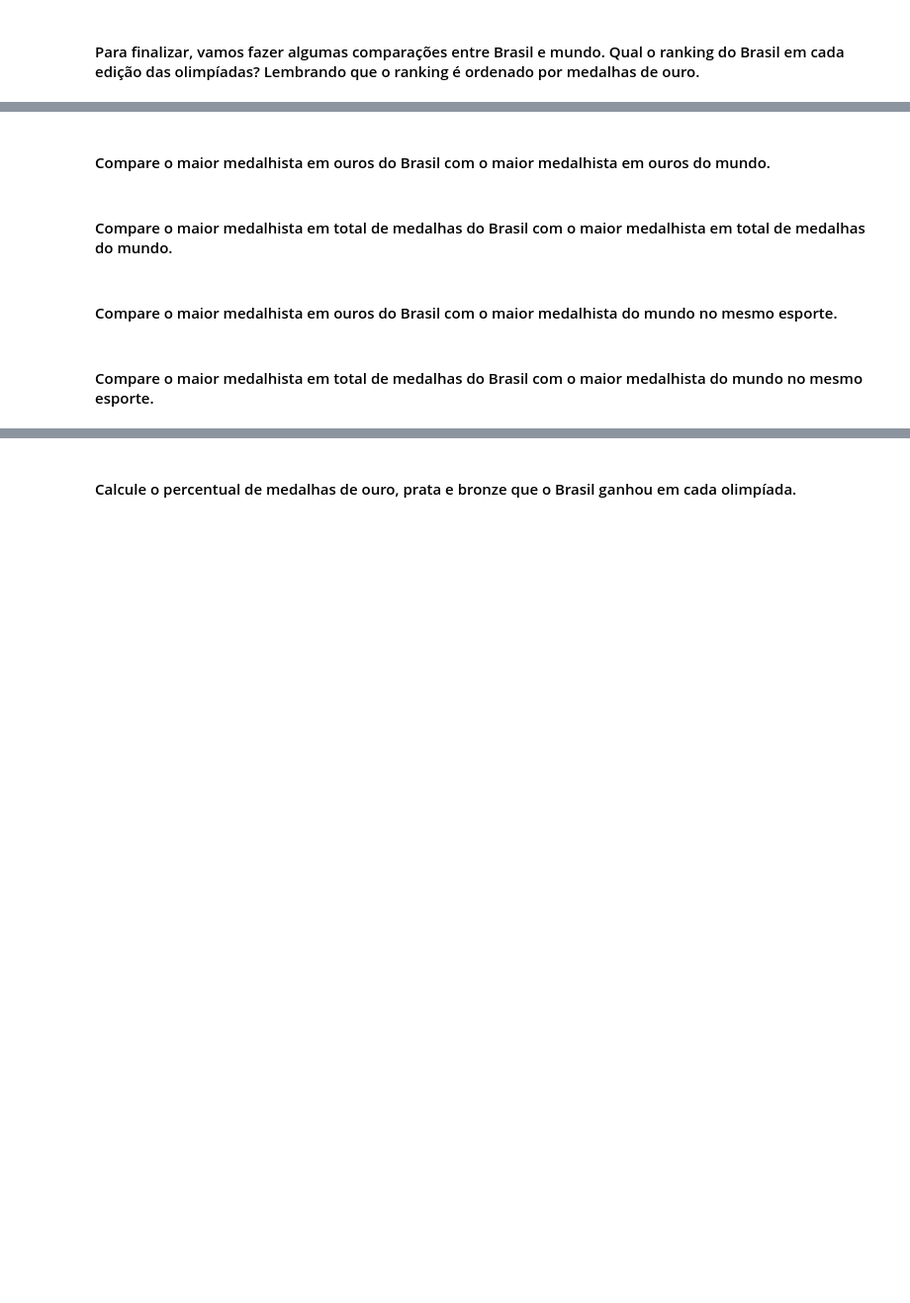
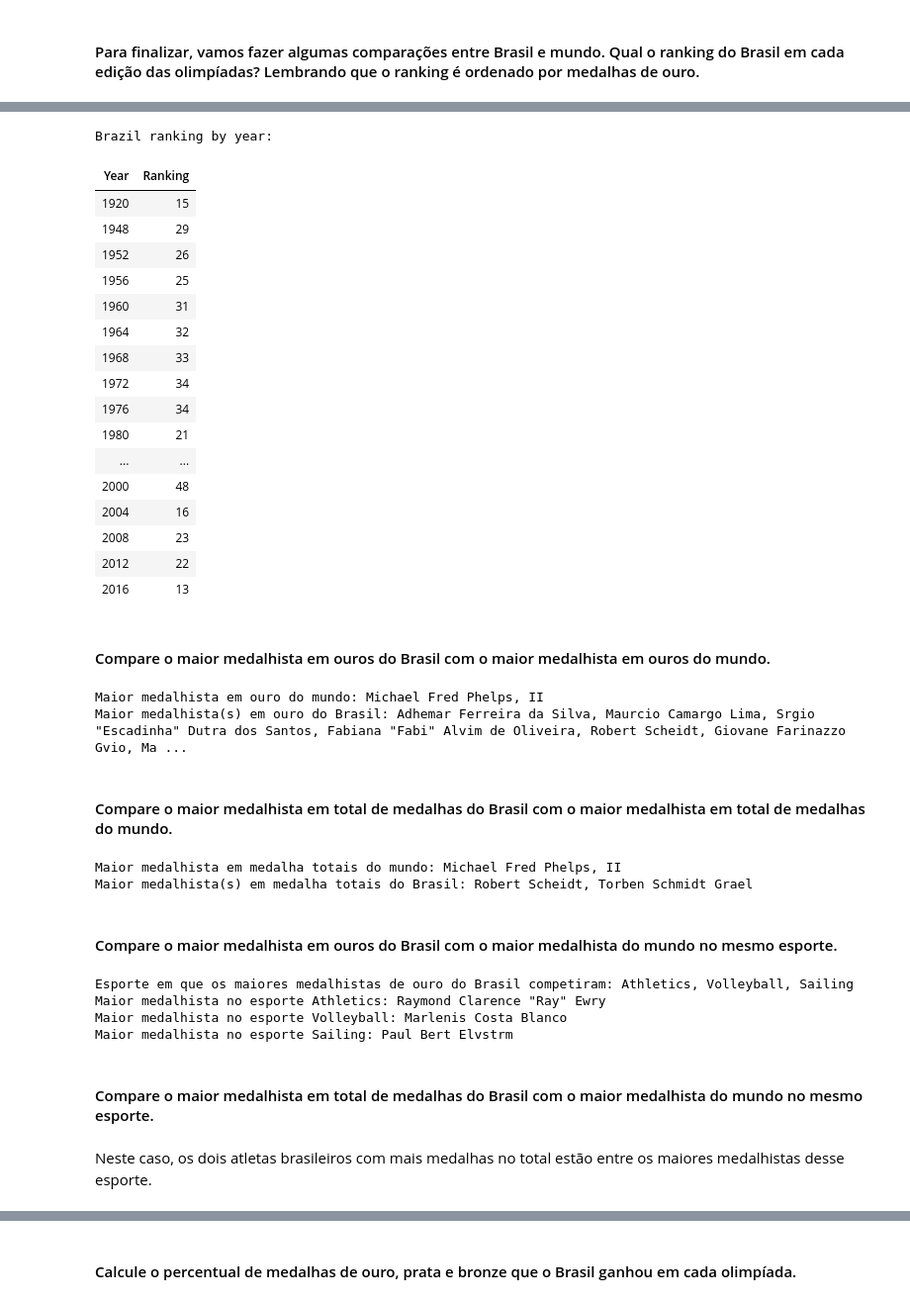
Before and after one commit to baiochi/LetsCode, a Jupyter notebook: Modulo 3 - Biblioteca e APIs/Projetos/Projeto - Pandas.ipynb, the cells around one changed output, grey strips where cells are left out. Shown: that part at 99% size. Cells and saved outputs as stored; diff of their text form; code cells hidden in the pictures; blank space fills up the shorter version.

```diff
--- a/Modulo 3 - Biblioteca e APIs/Projetos/Projeto - Pandas.ipynb
+++ b/Modulo 3 - Biblioteca e APIs/Projetos/Projeto - Pandas.ipynb
@@ -649,8 +711,61 @@ summer_medals.assign(Total=summer_medals.sum(axis=1)).stack().to_frame('#')
+# %%
+print('Brazil ranking by year:')
+#print(df_ranking[['Year','Ranking']].loc[df_ranking['NOC']=='BRA'].reset_index(drop=True).drop_duplicates().to_string(index=False))
+df_ranking[['Year','Ranking']].loc[df_ranking['NOC']=='BRA'].reset_index(drop=True).drop_duplicates().sort_values('Year').style.hide_index()
+# %% [output]
+Brazil ranking by year:
+| Year | Ranking |
+| 1920 | 15 |
+| 1948 | 29 |
+| 1952 | 26 |
+| 1956 | 25 |
+| 1960 | 31 |
+| 1964 | 32 |
+| 1968 | 33 |
+| 1972 | 34 |
+| 1976 | 34 |
+| 1980 | 21 |
+| ... | ... |
+| 2000 | 48 |
+| 2004 | 16 |
+| 2008 | 23 |
+| 2012 | 22 |
+| 2016 | 13 |
 # %% [markdown]
 #### <span id='pt3.2'></span>Compare o maior medalhista em ouros do Brasil com o maior medalhista em ouros do mundo.
+# %%
+print(f"Maior medalhista em ouro do mundo: {df[df['Medal']=='Gold']['Name'].value_counts().index[0]}")
+br_gold_medalist = df.loc[(df['Medal']=='Gold') & (df['NOC']=='BRA')]['Name'].value_counts()
+br_top_gold_medalist = br_gold_medalist[br_gold_medalist==max(br_gold_medalist)].index
+print(f"Maior medalhista(s) em ouro do Brasil: {', '.join(br_top_gold_medalist)}")
+# %% [output]
+Maior medalhista em ouro do mundo: Michael Fred Phelps, II
+Maior medalhista(s) em ouro do Brasil: Adhemar Ferreira da Silva, Maurcio Camargo Lima, Srgio "Escadinha" Dutra dos Santos, Fabiana "Fabi" Alvim de Oliveira, Robert Scheidt, Giovane Farinazzo Gvio, Ma ...
 # %% [markdown]
 #### <span id='pt3.4'></span>Compare o maior medalhista em total de medalhas do Brasil com o maior medalhista em total de medalhas do mundo.
+# %%
+df_medal = df.dropna()
+print(f"Maior medalhista em medalha totais do mundo: {df_medal['Name'].value_counts().index[0]}")
+br_total_medalist = df_medal.loc[df_medal['NOC']=='BRA']['Name'].value_counts()
+br_top_total_medalist = br_total_medalist[br_total_medalist==max(br_total_medalist)].index
+print(f"Maior medalhista(s) em medalha totais do Brasil: {', '.join(br_top_total_medalist)}")
+# %% [output]
+Maior medalhista em medalha totais do mundo: Michael Fred Phelps, II
+Maior medalhista(s) em medalha totais do Brasil: Robert Scheidt, Torben Schmidt Grael
 # %% [markdown]
 #### <span id='pt3.5'></span>Compare o maior medalhista em ouros do Brasil com o maior medalhista do mundo no mesmo esporte.
+# %%
+sports = df_medal.loc[df_medal['Name'].isin(br_top_gold_medalist)]['Sport'].unique()
+print(f"Esporte em que os maiores medalhistas de ouro do Brasil competiram: {', '.join(sports)}")
+for sport in sports:
+    print(f"Maior medalhista no esporte {sport}: ", end='')
+    print(df_medal.loc[(df_medal['Sport']==sport) & (df_medal['Medal']=='Gold')]['Name'].value_counts().index[0])
+# %% [output]
+Esporte em que os maiores medalhistas de ouro do Brasil competiram: Athletics, Volleyball, Sailing
+Maior medalhista no esporte Athletics: Raymond Clarence "Ray" Ewry
+Maior medalhista no esporte Volleyball: Marlenis Costa Blanco
+Maior medalhista no esporte Sailing: Paul Bert Elvstrm
 # %% [markdown]
 #### <span id='pt3.6'></span>Compare o maior medalhista em total de medalhas do Brasil com o maior medalhista do mundo no mesmo esporte.
+# %% [markdown]
+Neste caso, os dois atletas brasileiros com mais medalhas no total estão entre os maiores medalhistas desse esporte.
```
Also changed, not shown: parts of 9 cells of this notebook.
